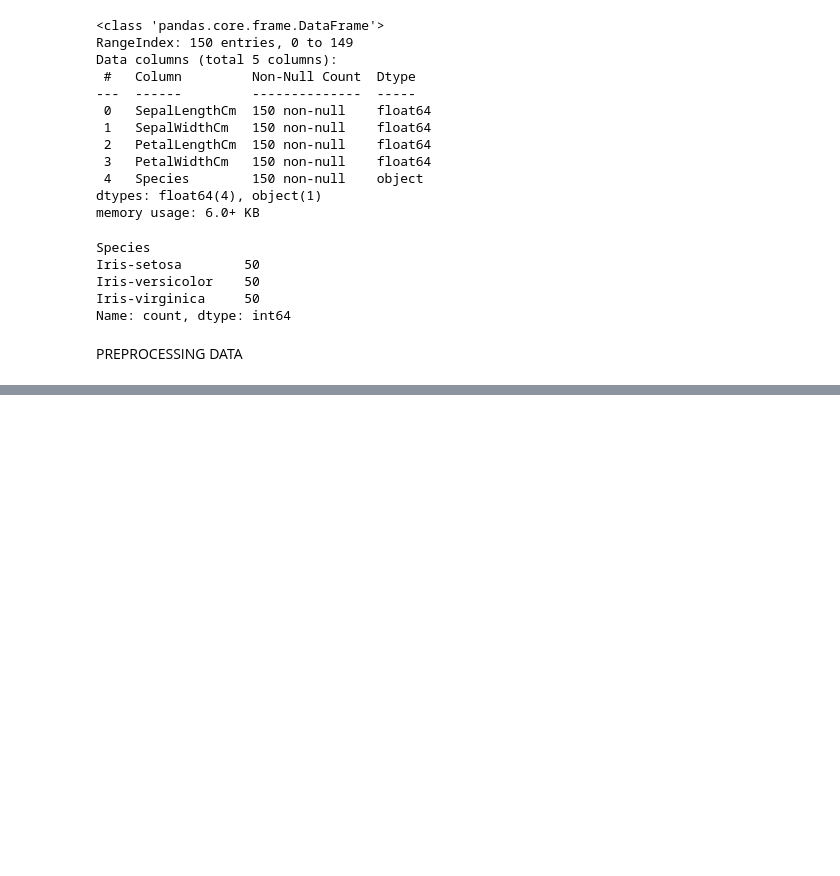
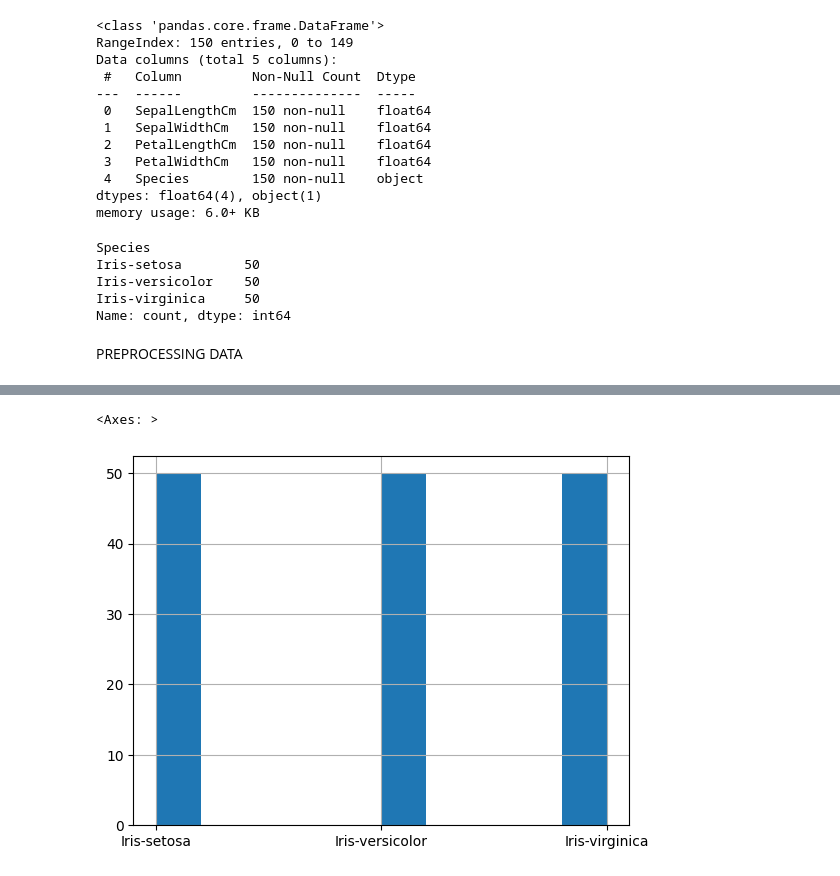
Before and after one commit to rharshavardhanan/IRIS-FLOWER-CLASSIFICATION, a Jupyter notebook: test1.ipynb, the cells around one changed output, grey strips where cells are left out. Cells and saved outputs as stored; diff of their text form; code cells hidden in the pictures; blank space fills up the shorter version.

```diff
--- a/test1.ipynb
+++ b/test1.ipynb
@@ -118,0 +144,5 @@ PREPROCESSING DATA
+# %%
+df.Species.hist()
+# %% [output]
+<Axes: >
+[figure, added]
```
Also changed, not shown: parts of 14 cells of this notebook.
